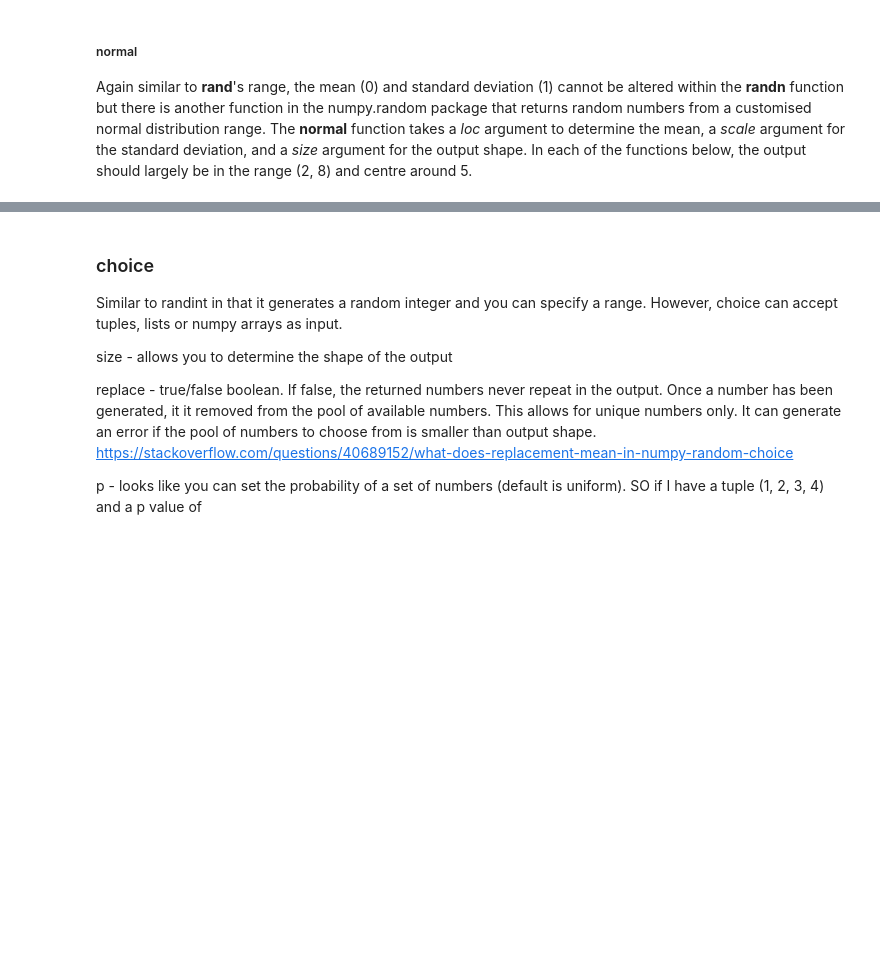
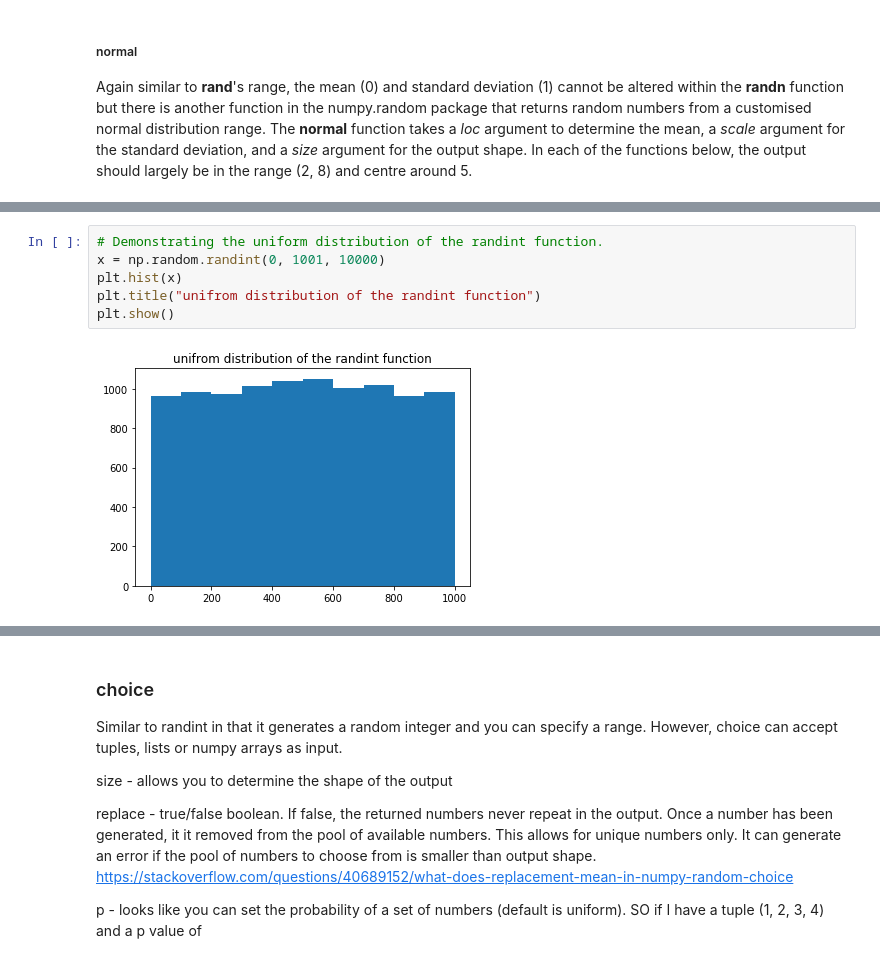
Before and after one commit to jennifer-ryan/numpy.random-project, a Jupyter notebook: numpy.random.ipynb, the cells around one changed output, grey strips where cells are left out. Cells and saved outputs as stored; diff of their text form; blank space fills up the shorter version.

Commit message:
Finished randint

```diff
--- a/numpy.random.ipynb
+++ b/numpy.random.ipynb
@@ -295,0 +364,8 @@ np.random.randint(6, 10, dtype=np.uint8)
+# %%
+# Demonstrating the uniform distribution of the randint function.
+x = np.random.randint(0, 1001, 10000)
+plt.hist(x)
+plt.title("unifrom distribution of the randint function")
+plt.show()
+# %% [output]
+[figure, added]
```
Also changed, not shown: parts of 31 cells of this notebook.
